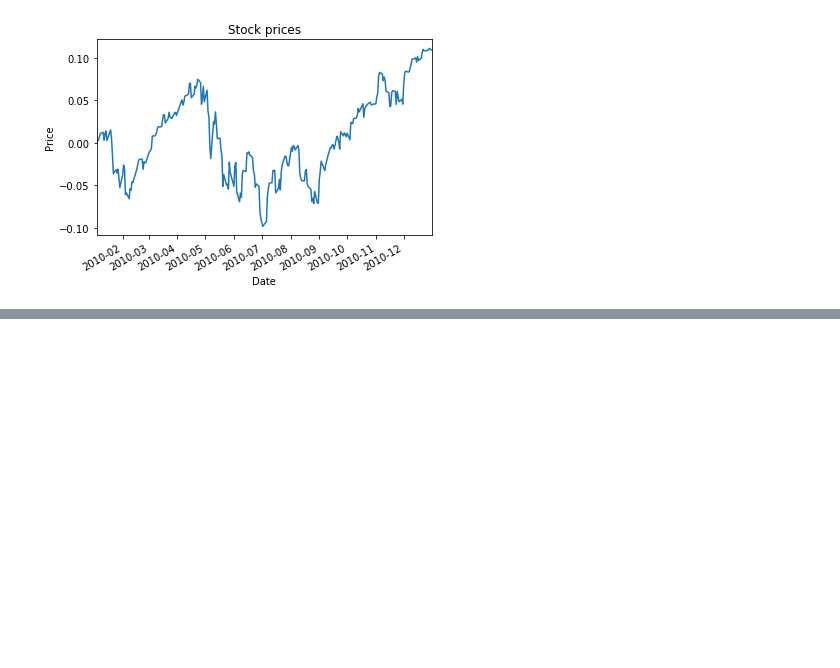
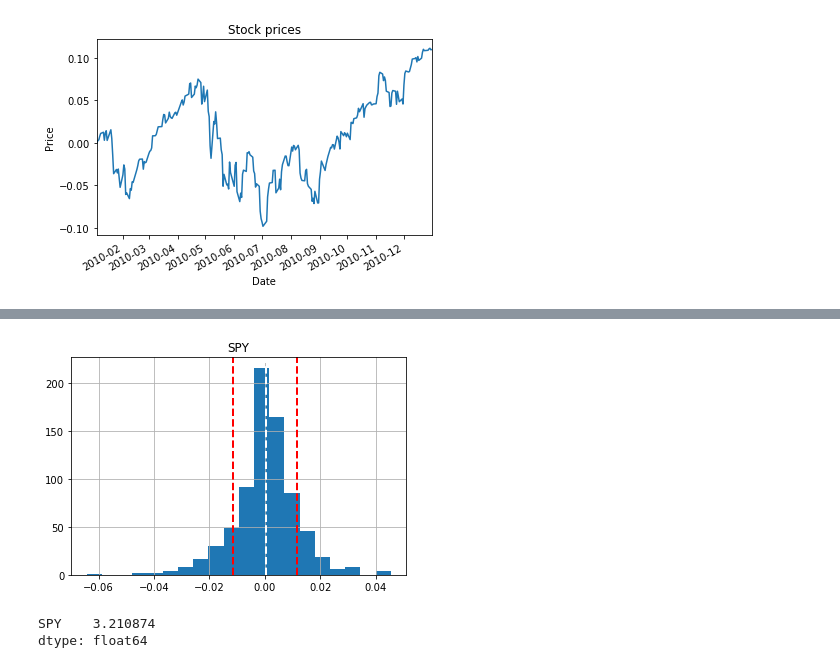
Before and after one commit to kmalhan/ml_trade, a Jupyter notebook: read_stock_data.ipynb, the cells around one changed output, grey strips where cells are left out. Saved outputs shown, nothing was run; the diff lists cells and outputs as text; code cells hidden in the pictures; blank space fills up the shorter version.

```diff
--- a/read_stock_data.ipynb
+++ b/read_stock_data.ipynb
@@ -425,0 +463,14 @@ plot_data(compute_cumulative_returns(df1))
+# %%
+# Add information to histogram
+daily_returns.hist(bins=20);
+plt.axvline(mean, color='w', linestyle='dashed', linewidth=2);
+plt.axvline(std, color='r', linestyle='dashed', linewidth=2);
+plt.axvline(-std, color='r', linestyle='dashed', linewidth=2);
+# %% [output]
+[figure, added]
+# %%
+# Compute kurtosis for the plot
+print(daily_returns.kurtosis())
+# %% [output]
+SPY    3.210874
+dtype: float64
```
Also changed, not shown: parts of 21 cells of this notebook, 1 other file.
